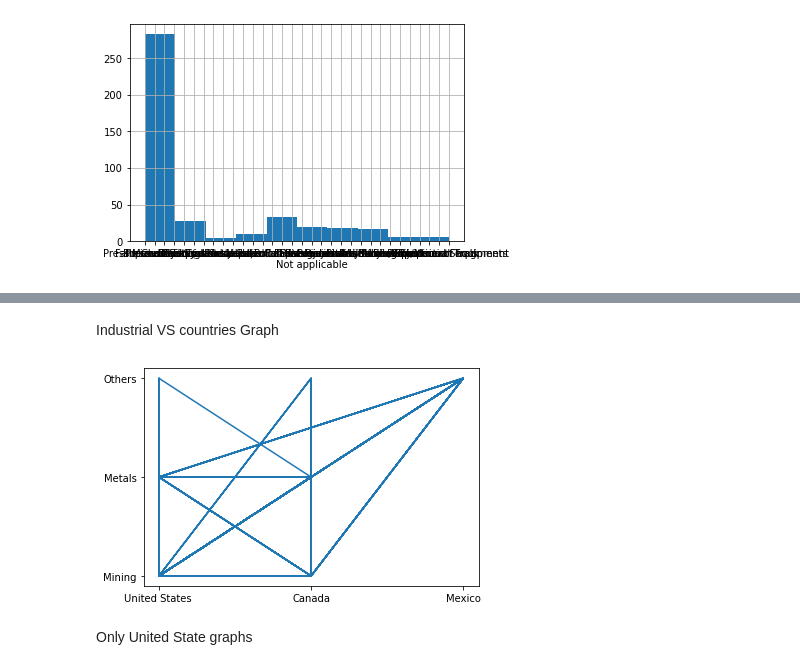
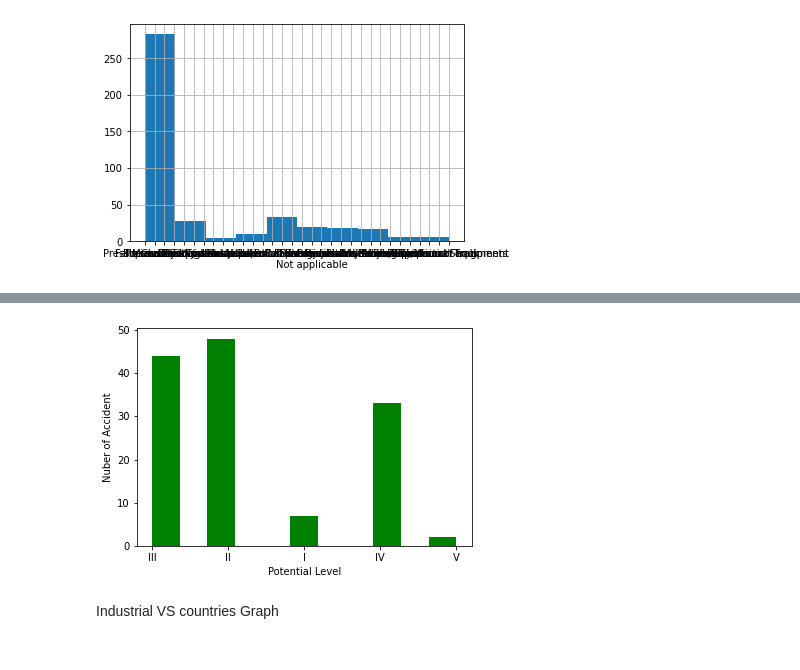
Before and after one commit to vivek-varshney/Practice, a Jupyter notebook: Idustrial_safety.ipynb, the cells around one changed output, grey strips where cells are left out. Cells and saved outputs as stored; diff of their text form; code cells hidden in the pictures.

```diff
--- a/Idustrial_safety.ipynb
+++ b/Idustrial_safety.ipynb
@@ -88,9 +135,8 @@ ds['Critical Risk'].hist()
+# %%
+plt.hist(Ind_sec['Potential Accident Level'],color='green',bins= 11)
+plt.xlabel("Potential Level")
+plt.ylabel("Nuber of Accident");
+# %% [output]
+[figure, added]
 # %% [markdown]
 Industrial VS countries Graph
-# %%
-plt.plot(cntrs,ind_sec)
-plt.show()
-# %% [output]
-[figure, removed]
-# %% [markdown]
-Only United State graphs
```
Also changed, not shown: parts of 25 cells of this notebook.
